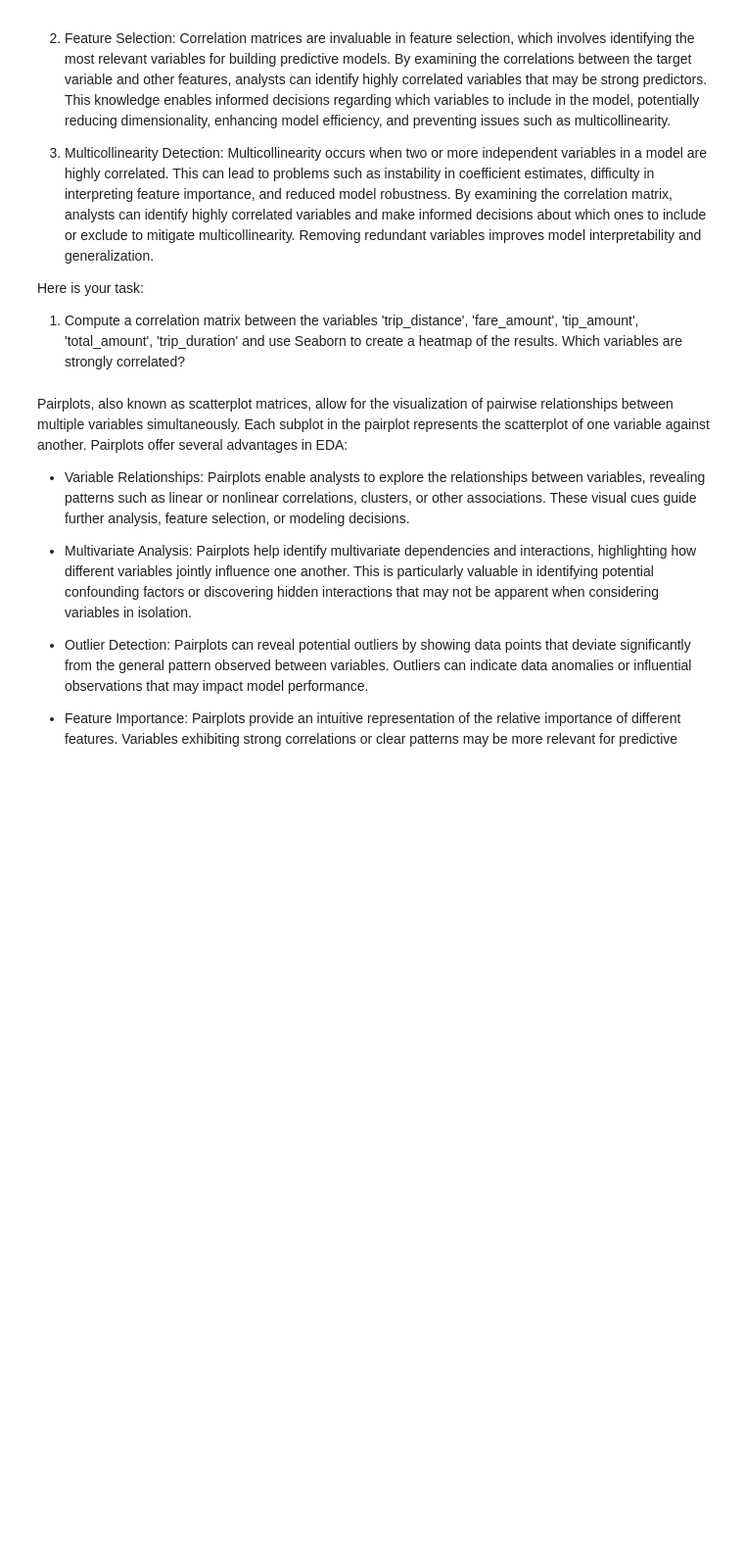
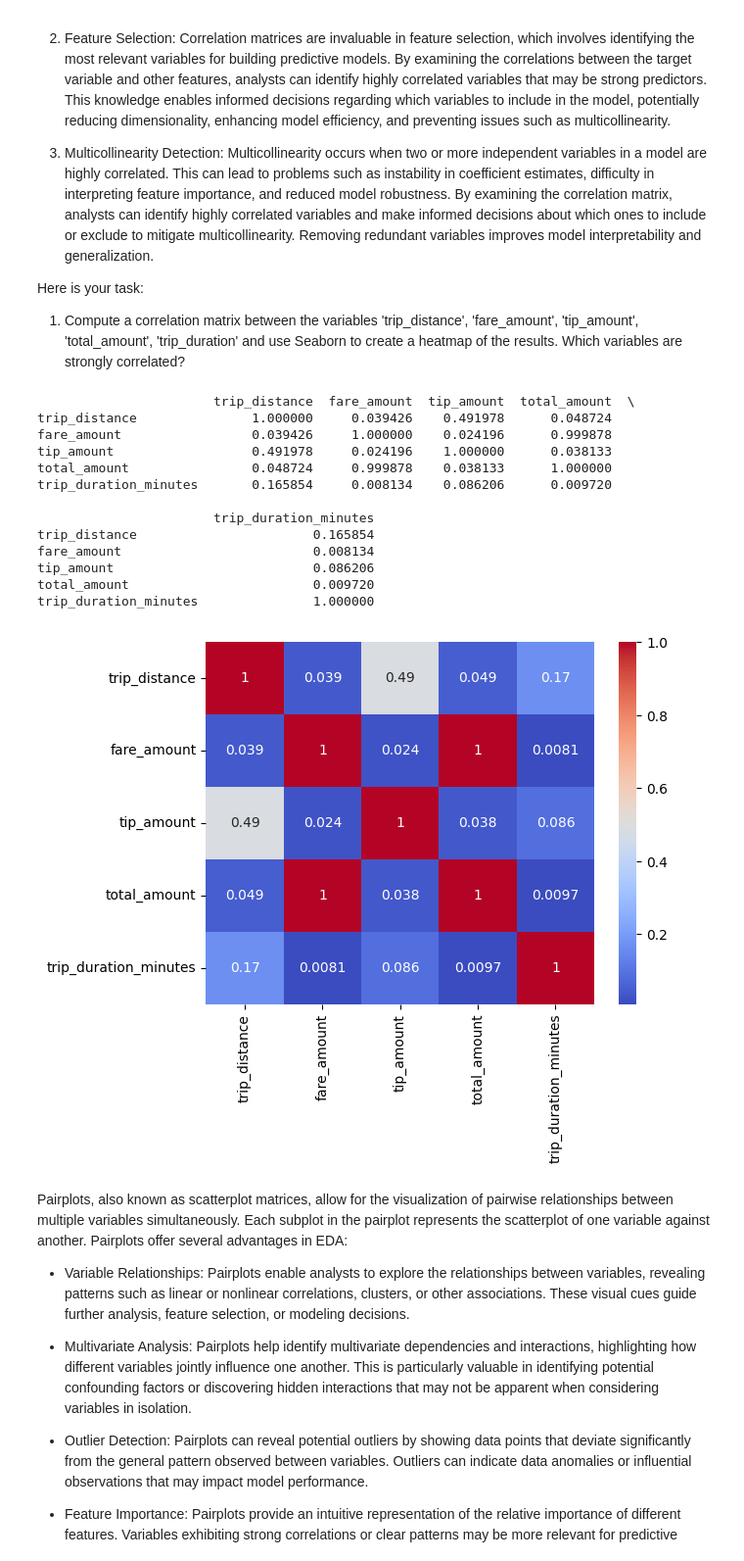
Before and after one commit to akimi-yano/MLE-MiniProjects, a Jupyter notebook: MLE_MiniProject_EDA.ipynb, the cells around one changed output. Shown at 98% size. Drawn from its saved outputs; the diff is of its cells as text; code cells hidden in the pictures; blank space fills up the shorter version.

```diff
--- a/MLE_MiniProject_EDA.ipynb
+++ b/MLE_MiniProject_EDA.ipynb
@@ -73,8 +198,27 @@ Here is your task:
   1. Compute a correlation matrix between the variables 'trip_distance', 'fare_amount', 'tip_amount', 'total_amount', 'trip_duration' and use Seaborn to create a heatmap of the results. Which variables are strongly correlated?
 # %%
 # Compute correlation matrix of numerical variables
+corr_matrix = df[['trip_distance', 'fare_amount', 'tip_amount', 'total_amount', 'trip_duration_minutes']].corr()
+print(corr_matrix)
 
 # Create a heatmap of the correlation matrix
+sns.heatmap(corr_matrix, annot=True, cmap='coolwarm')
+plt.show()
+# %% [output]
+                       trip_distance  fare_amount  tip_amount  total_amount  \
+trip_distance               1.000000     0.039426    0.491978      0.048724
+fare_amount                 0.039426     1.000000    0.024196      0.999878
+tip_amount                  0.491978     0.024196    1.000000      0.038133
+total_amount                0.048724     0.999878    0.038133      1.000000
+trip_duration_minutes       0.165854     0.008134    0.086206      0.009720
+
+                       trip_duration_minutes
+trip_distance                       0.165854
+fare_amount                         0.008134
+tip_amount                          0.086206
+total_amount                        0.009720
+trip_duration_minutes               1.000000
+[figure, added]
 # %% [markdown]
 Pairplots, also known as scatterplot matrices, allow for the visualization of pairwise relationships between multiple variables simultaneously. Each subplot in the pairplot represents the scatterplot of one variable against another. Pairplots offer several advantages in EDA:
 
```
Also changed, not shown: parts of 15 cells of this notebook.
